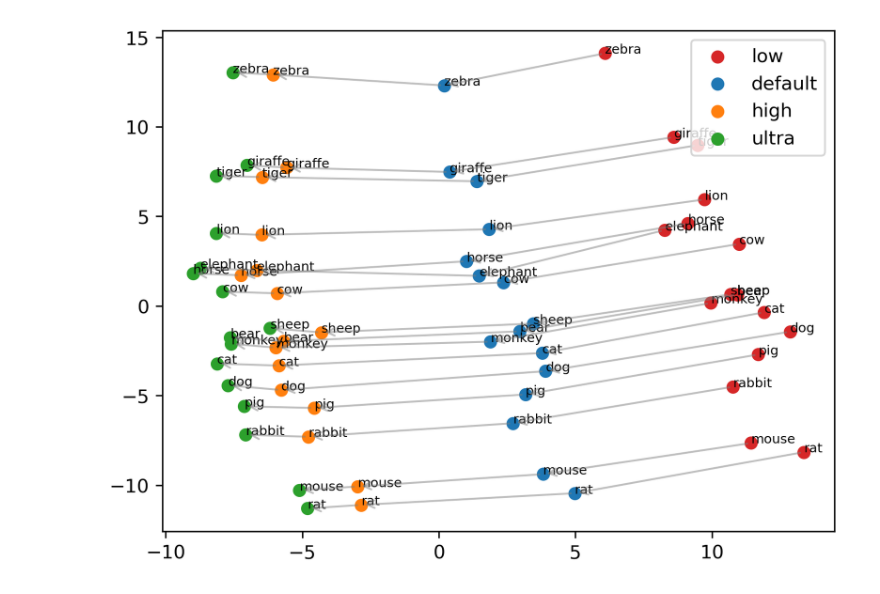
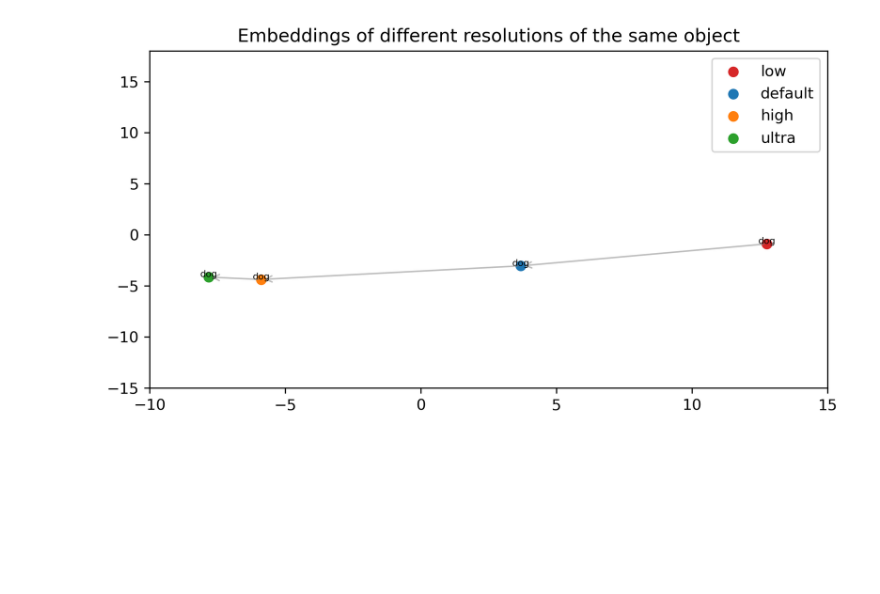
Before and after one commit to ShawnZhong/InvokeAI, a Jupyter notebook: main.ipynb, the cells around one changed output. Cells and saved outputs as stored; diff of their text form; code cells hidden in the pictures; blank space fills up the shorter version.

```diff
--- a/main.ipynb
+++ b/main.ipynb
@@ -22,7 +24,7 @@ def embed(text):
     tensor = text_model(input_ids).pooler_output
     return tensor.squeeze().detach().numpy()
 # %%
-objects = ["cat", "dog", "horse", "cow", "elephant", "giraffe", "zebra", "lion", "tiger", "bear", "monkey", "sheep", "pig", "mouse", "rat", "rabbit"]
+objects = ["cat", "dog", "horse", "cow", "giraffe", "zebra", "lion", "tiger", "bear", "monkey", "sheep", "pig", "mouse", "rat", "rabbit"]
 modifiers = {
     "low": "low resolution",
     "default": "",
@@ -53,26 +55,32 @@ v = np.vstack([embeddings[mod][obj] for mod in modifiers for obj in objects])
 
 pca = PCA(n_components=2)
 result = pca.fit_transform(v)
-# %%
-plt.rcParams['figure.dpi'] = 300
-
-for i, (mod_name, mod) in enumerate(modifiers.items()):
-    xys = result[i*len(objects):(i+1)*len(objects)]
-    plt.scatter(xys[:, 0], xys[:, 1], label=mod_name, color=mod_colors[mod_name])
-    for j, obj in enumerate(objects):
-        plt.annotate(obj, (xys[j, 0], xys[j, 1]), fontsize=7)
-
-for i, obj in enumerate(objects):
-    for j in range(len(modifiers) - 1):
-        src = result[i + j*len(objects), :]
-        dst = result[i + (j+1)*len(objects), :]
-        plt.annotate("",
-            xy=dst,
-            xytext=src,
-            arrowprops=dict(arrowstyle="->", color="tab:gray", alpha=0.5),
-        )
-
-plt.legend()
-plt.show()
-# %% [output]
-[figure, removed]
+# %%
+plt.figure(figsize=(8, 4))
+
+for i, obj in enumerate(objects):
+    if obj != "dog": continue
+    for j, (mod_name, _) in enumerate(modifiers.items()):
+        src = result[i + j*len(objects)]
+        plt.annotate(obj, src, fontsize=6, xycoords='data', ha='center')
+        plt.scatter(src[0], src[1], color=mod_colors[mod_name], label=mod_name)
+
+        if j != len(modifiers) - 1:
+            dst = result[i + (j+1)*len(objects)]
+            plt.annotate("",
+                xy=dst,
+                xytext=src,
+                arrowprops=dict(arrowstyle="->", color="tab:gray", alpha=0.5),
+            )
+
+plt.xlim(-10, 15)
+plt.ylim(-15, 18)
+plt.title("Embeddings of different resolutions of the same object")
+
+handles, labels = plt.gca().get_legend_handles_labels()
+by_label = dict(zip(labels, handles))
+plt.legend(by_label.values(), by_label.keys())
+
+plt.show()
+# %% [output]
+[figure, added]
```
Also changed, not shown: parts of 1 cell of this notebook.
